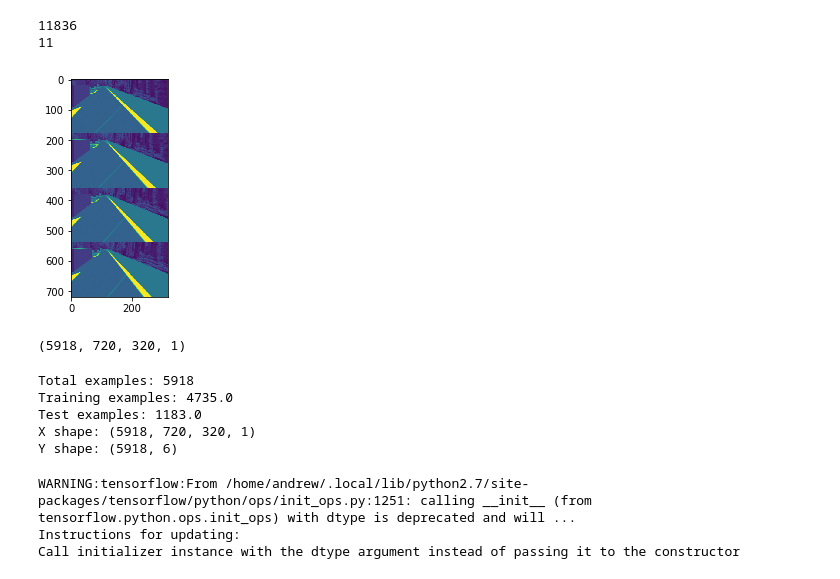
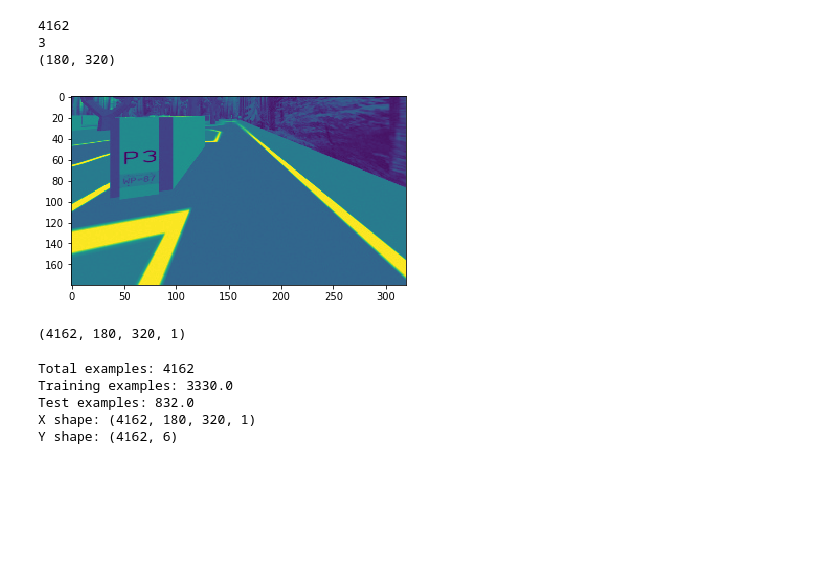
Before and after one commit to nullcline/enph353-competition, a Jupyter notebook: train.ipynb, the cells around one changed output. Cells and saved outputs as stored; diff of their text form; code cells hidden in the pictures; blank space fills up the shorter version.

Commit message:
minor improvement to data collection and model

```diff
--- a/train.ipynb
+++ b/train.ipynb
@@ -11,5 +11,5 @@ import tensorflow as tf
 import wandb
 from wandb.keras import WandbCallback
 
-path = "/home/andrew/ros_ws/src/2020T1_competition/controller/outerloop_data"
+path = "/home/andrew/ros_ws/src/2020T1_competition/controller/ol_3"
 labels = ['00', '01', '02', '10', '11', '12'] # one label representing each combination of foward and turning
@@ -24,7 +21,7 @@ from random import randint
 for filename in os.listdir(path):
     if filename.endswith(".jpg"):
         label = filename.split('_')[0]
-        img = np.array(Image.open(path+"/"+filename))[-180:,:]
+        img = np.array(Image.open(path+"/"+filename))
         img_sets.append(np.array([[img, labels.index(label)]]))
 
         # todo: make this less ugly
@@ -37,14 +34,17 @@ for filename in os.listdir(path):
         img_sets.append(np.array([[img_aug, labels.index(label)]]))
 # %%
 # making sure things are cool and good
-plt.imshow(img_sets[19][0][0])
+n = 1
+plt.imshow(img_sets[n][0][0])
 plt.show
 print(len(img_sets))
-print(labels[img_sets[124][0][1]])
+print(img_sets[n][0][1])
+print(img_sets[n][0][0].shape)
 # %% [output]
-11836
-11
+4162
+3
+(180, 320)
-[figure, old version]
+[figure, new version]
 # %%
 all_dataset = np.concatenate(img_sets, axis=0)
 np.random.shuffle(all_dataset)
@@ -69,7 +69,7 @@ n, h, w = X_dataset.shape
 X_dataset = X_dataset.reshape(n, h, w, 1)
 print(X_dataset.shape)
 # %% [output]
-(5918, 720, 320, 1)
+(4162, 180, 320, 1)
 # %%
 VALIDATION_SPLIT = 0.2
 
@@ -80,11 +80,11 @@ print("Total examples: {}\nTraining examples: {}\nTest examples: {}".
 print("X shape: " + str(X_dataset.shape))
 print("Y shape: " + str(Y_dataset.shape))
 # %% [output]
-Total examples: 5918
-Training examples: 4735.0
-Test examples: 1183.0
-X shape: (5918, 720, 320, 1)
-Y shape: (5918, 6)
+Total examples: 4162
+Training examples: 3330.0
+Test examples: 832.0
+X shape: (4162, 180, 320, 1)
+Y shape: (4162, 6)
 # %%
 # model setup
 from tensorflow.keras import layers
@@ -104,20 +104,16 @@ def reset_weights(model):
 conv_model = models.Sequential()
 # this creates our convolution kernel, (3,3) is the size of it
 conv_model.add(layers.Conv2D(12, (5, 5), activation='relu',
-                             input_shape=(180*4, 320, 1)))
-conv_model.add(layers.MaxPooling2D((2, 2)))
-conv_model.add(layers.Conv2D(12, (5, 5), activation='relu'))
+                             input_shape=(h, w, 1)))
 conv_model.add(layers.MaxPooling2D((2, 2)))
 conv_model.add(layers.Conv2D(24, (5, 5), activation='relu'))
 conv_model.add(layers.MaxPooling2D((2, 2)))
+conv_model.add(layers.Conv2D(36, (5, 5), activation='relu'))
+conv_model.add(layers.MaxPooling2D((2, 2)))
 conv_model.add(layers.Flatten())
 conv_model.add(layers.Dropout(0.5))
-conv_model.add(layers.Dense(6*12, activation='relu'))
+conv_model.add(layers.Dense(6*36, activation='relu'))
 conv_model.add(layers.Dense(6, activation='softmax'))
-# %% [output]
-WARNING:tensorflow:From /home/andrew/.local/lib/python2.7/site-packages/tensorflow/python/ops/init_ops.py:1251: calling __init__ (from tensorflow.python.ops.init_ops) with dtype is deprecated and will ...
-Instructions for updating:
-Call initializer instance with the dtype argument instead of passing it to the constructor
 # %%
 conv_model.summary()
 # %% [output]
```
Also changed, not shown: parts of 8 cells of this notebook, 41 other files.
